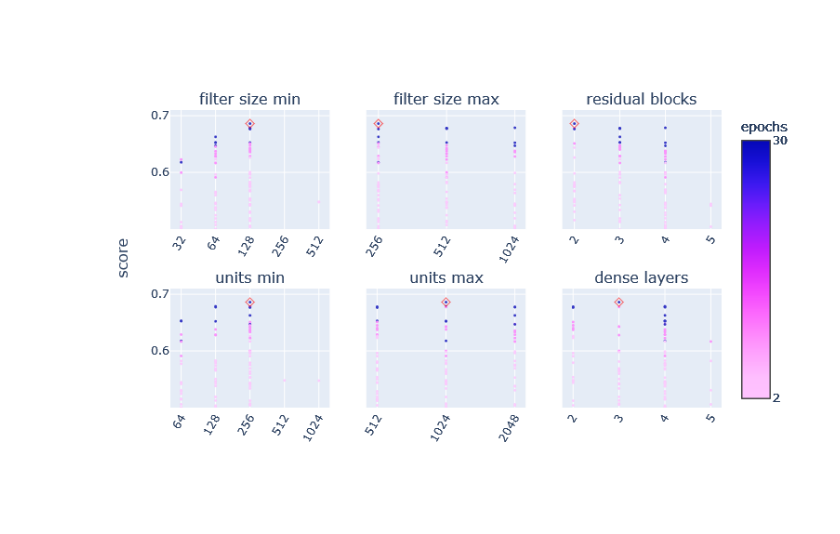
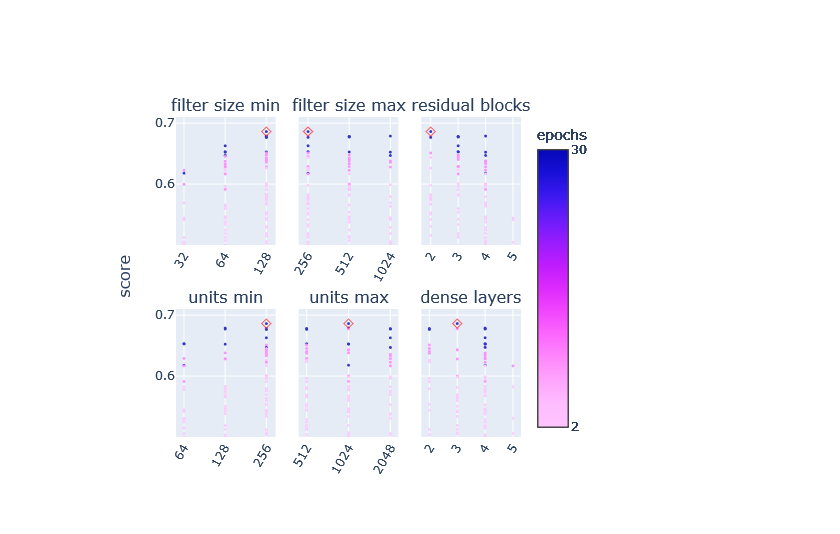
Before and after one commit to pj097/ClimateForestModeling, a Jupyter notebook: plot_tuner.ipynb, the cells around one changed output. Cells and saved outputs as stored; diff of their text form; code cells hidden in the pictures.

```diff
--- a/plot_tuner.ipynb
+++ b/plot_tuner.ipynb
@@ -22,14 +22,11 @@ import hyper_model_creator
 # %%
 figures_dir = Path('report', 'figures', 'figures_tuner')
 # %%
-trials_dir_1 = Path('trials', 'hyperband_resnet_followup')
-trials_dir_2 = Path('trials', 'hyperband_resnet_followup2')
+trials_dir = Path('trials', 'hyperband_resnet_followup')
 trials_metric = 'val_weightedf2score'
 # %%
 rows = []
-for trial in sorted(
-    list(trials_dir_1.glob('trial_*')) + list(trials_dir_2.glob('trial_*'))
-):
+for trial in sorted(list(trials_dir.glob('trial_*'))):
     with open(trial.joinpath('trial.json')) as f:
         results = json.load(f)
         row = {'score': results['score']} | results['hyperparameters']['values']
@@ -79,32 +76,32 @@ for i, col in enumerate(trials_df.columns[1:].drop('epochs')):
         ),
         opacity=0.8,
     ), **position)
 
     fig.append_trace(go.Scatter(
         y=[trials_df['score'].max()],
         x=[x[trials_df['score'].idxmax()]],
         mode='markers',
         marker_symbol='diamond-open',
         marker_color='red',
         marker_size=7,
         opacity=0.6,
     ), **position)
 
     fig.update_xaxes(
         type='log' if position['col'] != 3 else None,
         tickangle=-60,
         tickvals=x.unique(),
         **position
     )
     fig.update_yaxes(range=[0.5, 0.71], tickvals=[0.6, 0.7])
 
 fig.update_layout(
     height=500, width=700, showlegend=False,
     margin=dict(l=80, r=80, t=100, b=80)
 )
 
 fig.write_image(figures_dir.joinpath(f'{trials_dir.name}_params.pdf'))
 fig.show()
 # %% [output]
-[figure, old version]
+[figure, new version]
 # %%
```
Also changed, not shown: parts of 4 cells of this notebook, 11 other files.
